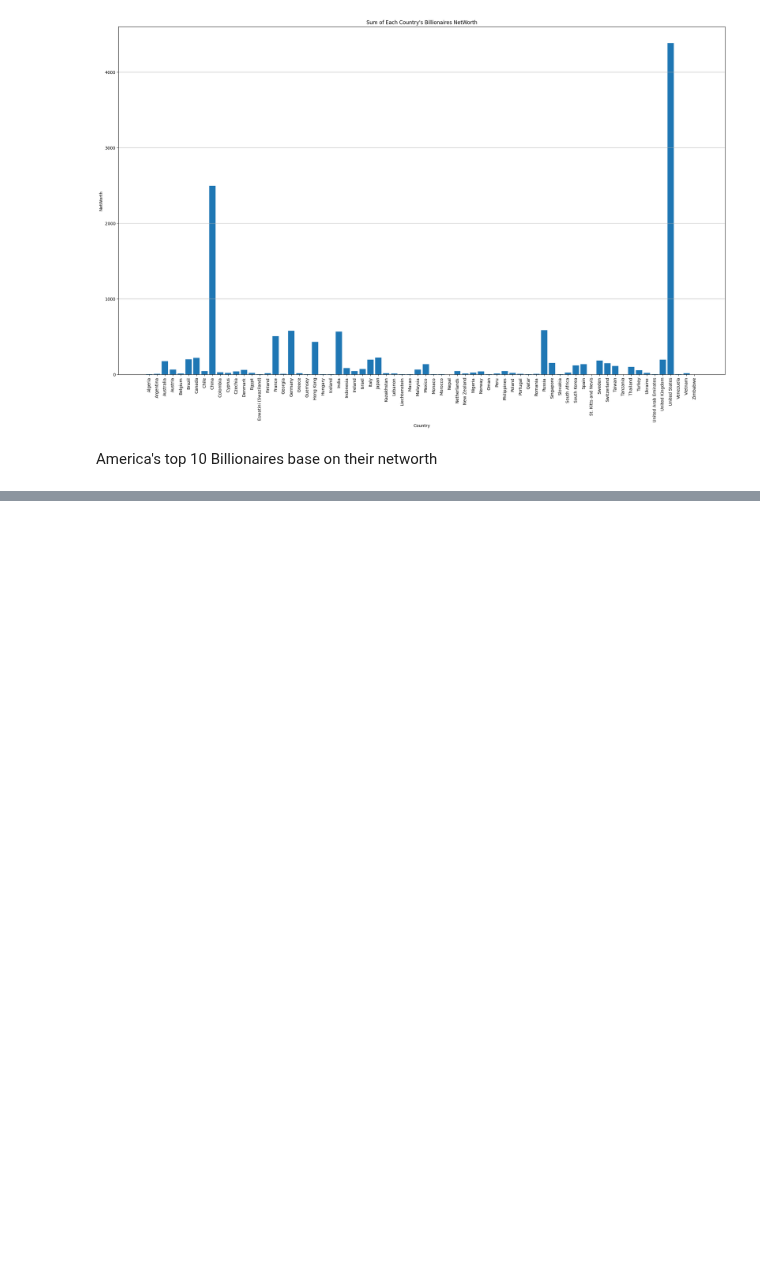
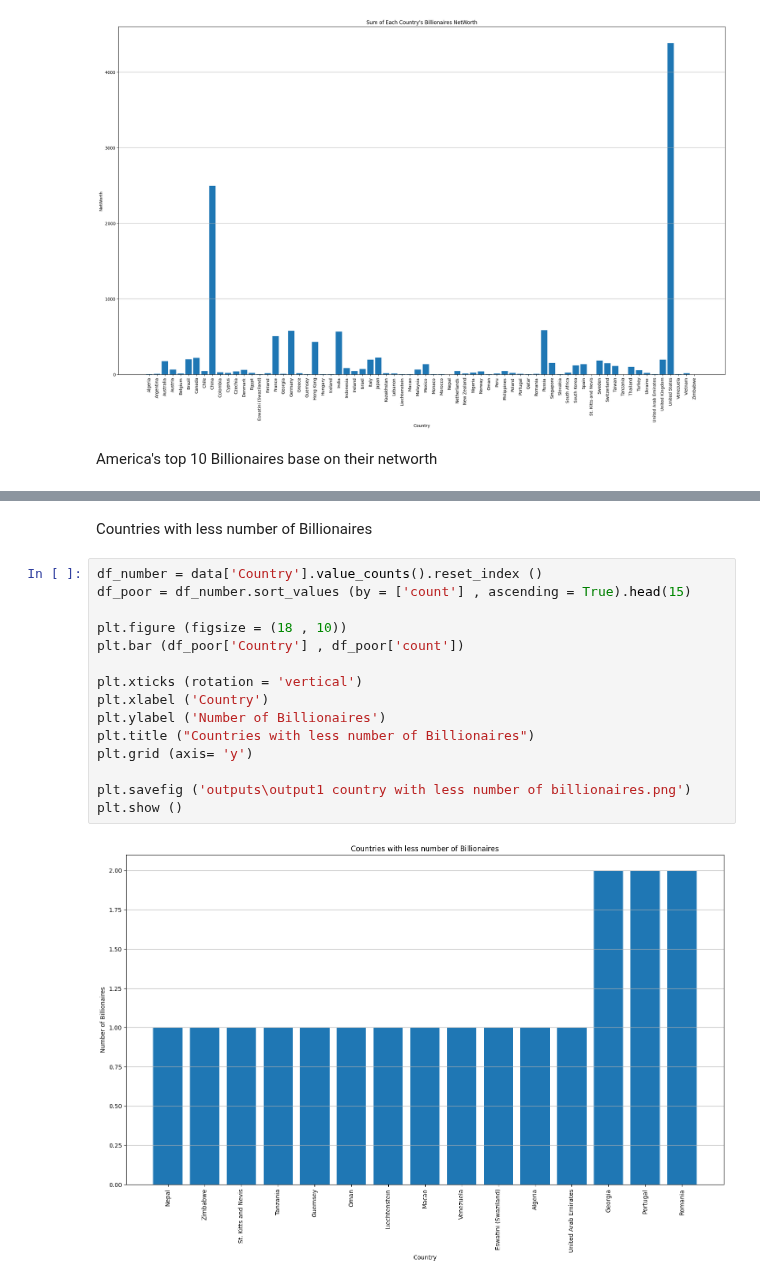
Before and after one commit to TaRa1999R/Data_Science, a Jupyter notebook: assignment40/1-billionaires.ipynb, the cells around one changed output, grey strips where cells are left out. Cells and saved outputs as stored; diff of their text form; blank space fills up the shorter version.

Commit message:
Data_Science

```diff
--- a/assignment40/1-billionaires.ipynb
+++ b/assignment40/1-billionaires.ipynb
@@ -93,3 +92,22 @@ plt.savefig ('outputs\output1 USA top 10.png')
 plt.show ()
 # %% [output]
 [figure]
+# %% [markdown]
+Countries with less number of Billionaires
+# %%
+df_number = data['Country'].value_counts().reset_index ()
+df_poor = df_number.sort_values (by = ['count'] , ascending = True).head(15)
+
+plt.figure (figsize = (18 , 10))
+plt.bar (df_poor['Country'] , df_poor['count'])
+
+plt.xticks (rotation = 'vertical')
+plt.xlabel ('Country')
+plt.ylabel ('Number of Billionaires')
+plt.title ("Countries with less number of Billionaires")
+plt.grid (axis= 'y')
+
+plt.savefig ('outputs\output1 country with less number of billionaires.png')
+plt.show ()
+# %% [output]
+[figure, added]
```
Also changed, not shown: parts of 1 cell of this notebook, 1 other file.
